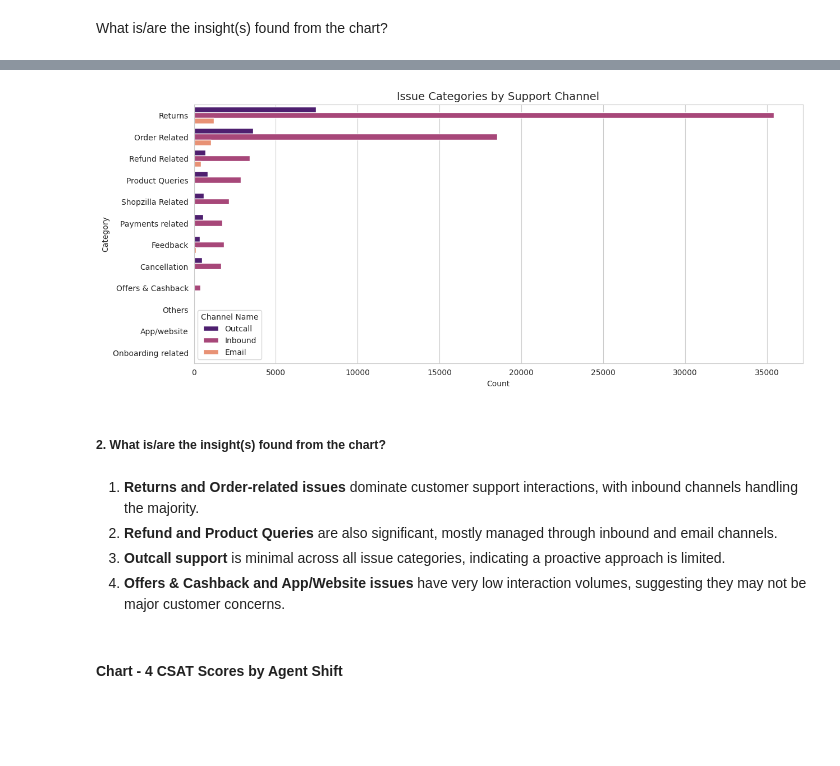
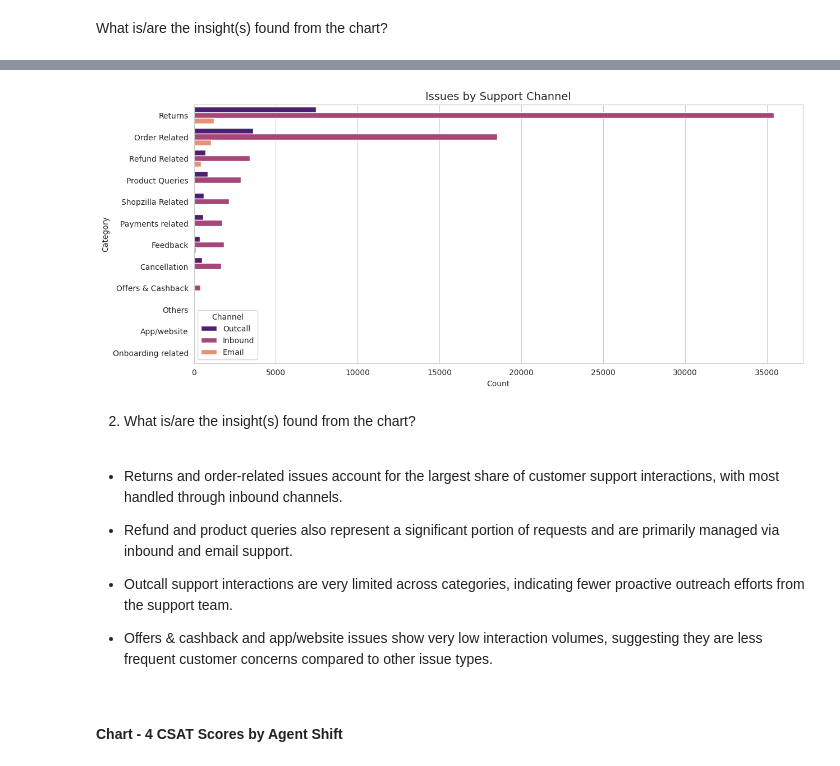
Before and after one commit to Nischay-verma/Capstone-Project-Deep-Learning-E-Commerce-Customer-Satisfaction-Score-Prediction, a Jupyter notebook: Capstone_Project_Deep_Learning_E_Commerce_Customer_Satisfaction_Score_Prediction.ipynb, the cells around one changed output, grey strips where cells are left out. Cells and saved outputs as stored; diff of their text form; code cells hidden in the pictures; blank space fills up the shorter version.

```diff
--- a/Capstone_Project_Deep_Learning_E_Commerce_Customer_Satisfaction_Score_Prediction.ipynb
+++ b/Capstone_Project_Deep_Learning_E_Commerce_Customer_Satisfaction_Score_Prediction.ipynb
@@ -83,7 +123,7 @@ Requirement already satisfied: mdurl~=0.1 in /usr/local/lib/python3.11/dist-pack
 ### Dataset Loading
 # %%
 # Load Dataset
-df = pd.read_csv('/content/eCommerce_Customer_support_data.csv')
+df = pd.read_csv('eCommerce_Customer_support_data.csv')
 # %% [markdown]
 ### Dataset First View
 # %%
@@ -333,20 +343,23 @@ What is/are the insight(s) found from the chart?
 # %%
 plt.figure(figsize=(14, 6))
 sns.countplot(y=df["category"], hue=df["channel_name"], order=df["category"].value_counts().index, palette="magma")
-plt.title("Issue Categories by Support Channel", fontsize=14)
+plt.title("Issues by Support Channel", fontsize=14)
 plt.xlabel("Count")
 plt.ylabel("Category")
-plt.legend(title="Channel Name")
+plt.legend(title="Channel")
 plt.show()
 # %% [output]
-[figure, old version]
+[figure, new version]
 # %% [markdown]
-##### 2. What is/are the insight(s) found from the chart?
+2. What is/are the insight(s) found from the chart?
 # %% [markdown]
-1. **Returns and Order-related issues** dominate customer support interactions, with inbound channels handling the majority.
-2. **Refund and Product Queries** are also significant, mostly managed through inbound and email channels.
-3. **Outcall support** is minimal across all issue categories, indicating a proactive approach is limited.
-4. **Offers & Cashback and App/Website issues** have very low interaction volumes, suggesting they may not be major customer concerns.
+* Returns and order-related issues account for the largest share of customer support interactions, with most handled through inbound channels.
+
+* Refund and product queries also represent a significant portion of requests and are primarily managed via inbound and email support.
+
+* Outcall support interactions are very limited across categories, indicating fewer proactive outreach efforts from the support team.
+
+* Offers & cashback and app/website issues show very low interaction volumes, suggesting they are less frequent customer concerns compared to other issue types.
 # %% [markdown]
 #### Chart - 4 CSAT Scores by Agent Shift
 # %%
```
Also changed, not shown: parts of 36 cells of this notebook.
